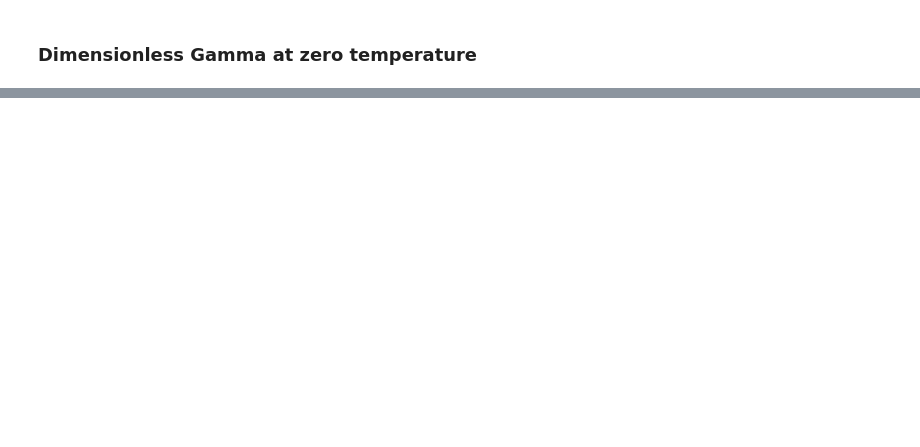
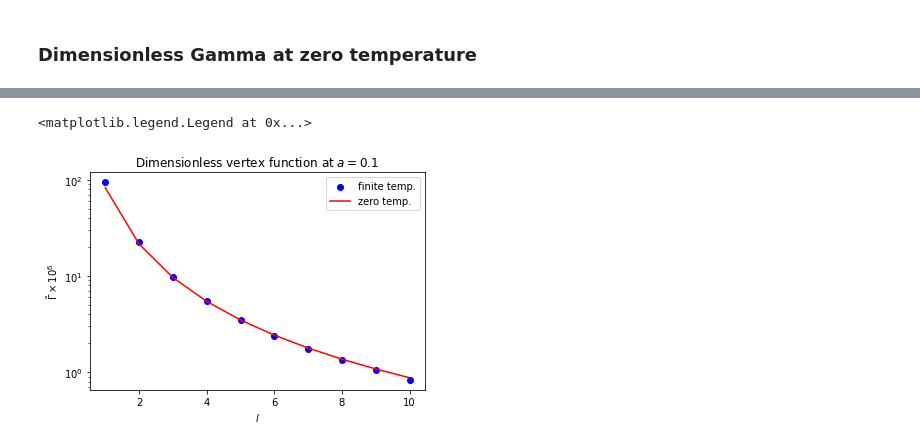
Before and after one commit to harnettd/phiCubed_31_FT, a Jupyter notebook: discrete_temporal_zero_spatial_plots.ipynb, the cells around one changed output, grey strips where cells are left out. Cells and saved outputs as stored; diff of their text form; code cells hidden in the pictures; blank space fills up the shorter version.

```diff
--- a/discrete_temporal_zero_spatial_plots.ipynb
+++ b/discrete_temporal_zero_spatial_plots.ipynb
@@ -115,0 +152,21 @@ Text(0.5, 1.0, '$\\tilde{\\Gamma}$ at zero temp. for $\\vec{q}_1 = \\vec{q}_2 =
+# %%
+dimensionless_vertex_vals_finite_temp_plotdata = np.array([sp.re(finite_part(val)) for val in dimensionless_vertex_vals_finite_temp])
+# %%
+qt_eucl_grid = np.linspace(l_vals[0] / a, l_vals[-1] / a, 10)
+# %%
+dimensionless_vertex_vals_zero_temp =\
+    [zt.dimensionless_vertex_function([qt_eucl, *q1_space], [qt_eucl, *q2_space], *xi_vals, M) for qt_eucl in qt_eucl_grid]
+# %%
+dimensionless_vertex_vals_zero_temp_plotdata = np.array([sp.re(finite_part(val)) for val in dimensionless_vertex_vals_zero_temp])
+# %%
+fig, ax = plt.subplots()
+ax.scatter(l_vals, dimensionless_vertex_vals_finite_temp_plotdata * 1e6, label="finite temp.", color="blue")
+ax.plot(qt_eucl_grid * a, dimensionless_vertex_vals_zero_temp_plotdata * 1e6, label="zero temp.", color="red")
+ax.set_xlabel(r"$l$")
+ax.set_yscale("log")
+ax.set_ylabel(r"$\tilde{\Gamma}\times 10^6$")
+ax.set_title(r"Dimensionless vertex function at $a={}$".format(a))
+ax.legend(loc="upper right")
+# %% [output]
+<matplotlib.legend.Legend at 0x...>
+[figure, added]
```
Also changed, not shown: parts of 31 cells of this notebook.
